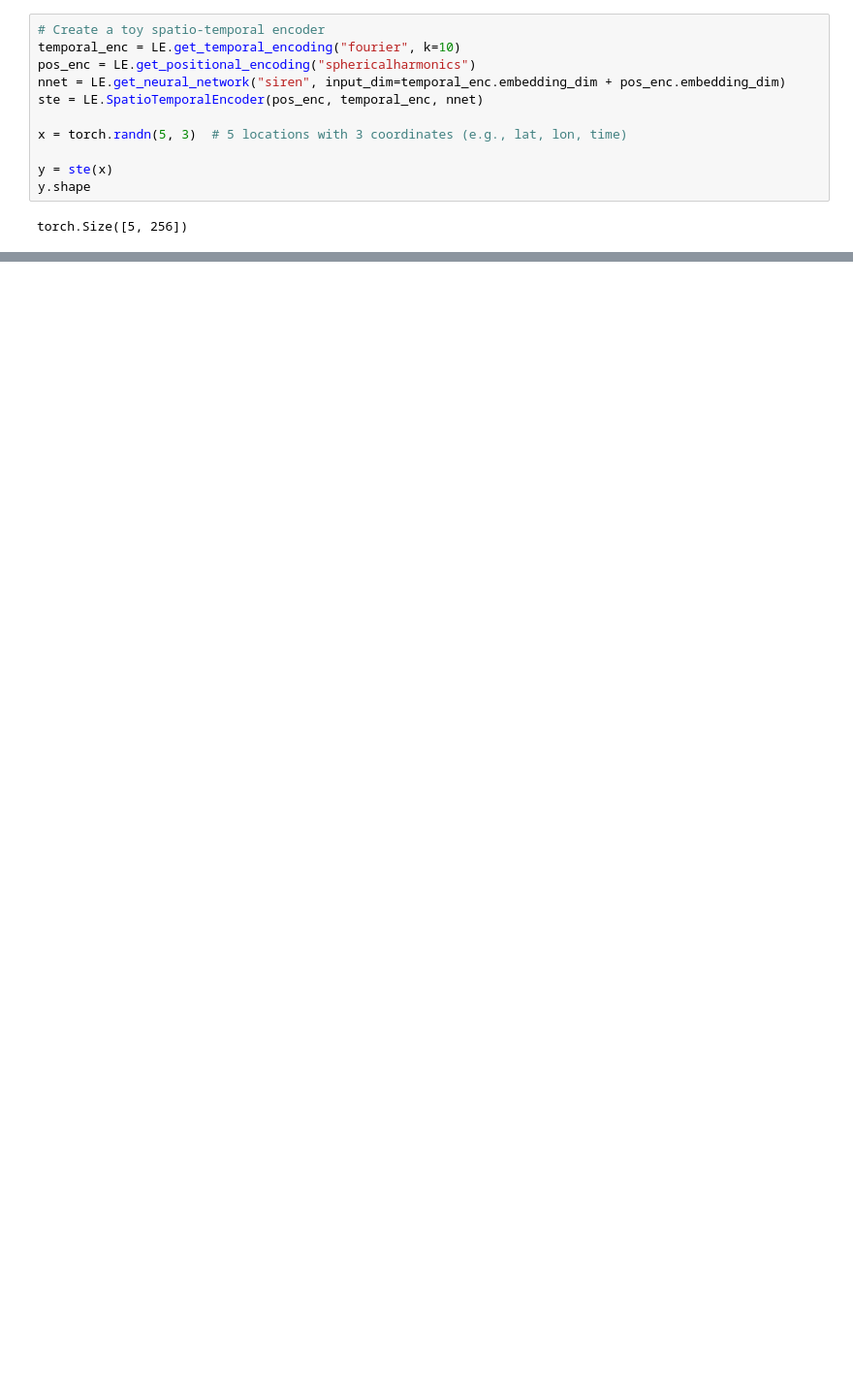
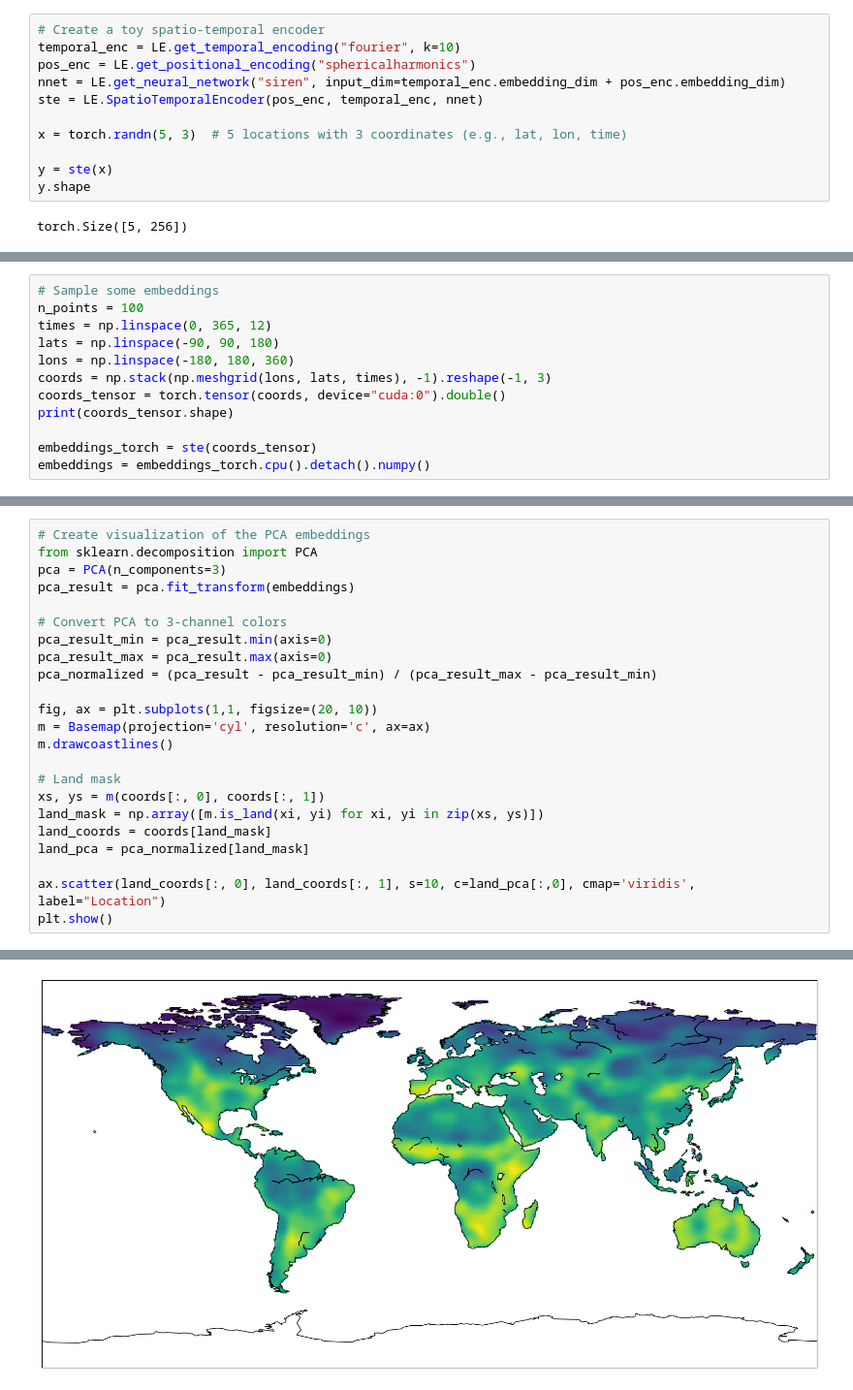
Before and after one commit to arizonat/satclip, a Jupyter notebook: satclip/satclip_temporal_basics.ipynb, the cells around one changed output, grey strips where cells are left out. Shown at 97% size. Cells and saved outputs as stored; diff of their text form; blank space fills up the shorter version.

```diff
--- a/satclip/satclip_temporal_basics.ipynb
+++ b/satclip/satclip_temporal_basics.ipynb
@@ -31,3 +36,15 @@ ste(x).shape
 # %% [output]
 using vision transformer
 torch.Size([5, 256])
+# %%
+# Sample some embeddings
+n_points = 100
+times = np.linspace(0, 365, 12)
+lats = np.linspace(-90, 90, 180)
+lons = np.linspace(-180, 180, 360)
+coords = np.stack(np.meshgrid(lons, lats, times), -1).reshape(-1, 3)
+coords_tensor = torch.tensor(coords, device="cuda:0").double()
+print(coords_tensor.shape)
+
+embeddings_torch = ste(coords_tensor)
+embeddings = embeddings_torch.cpu().detach().numpy()
@@ -33,0 +135,24 @@ torch.Size([5, 256])
+# %%
+# Create visualization of the PCA embeddings
+from sklearn.decomposition import PCA
+pca = PCA(n_components=3)
+pca_result = pca.fit_transform(embeddings)
+
+# Convert PCA to 3-channel colors
+pca_result_min = pca_result.min(axis=0)
+pca_result_max = pca_result.max(axis=0)
+pca_normalized = (pca_result - pca_result_min) / (pca_result_max - pca_result_min)
+
+fig, ax = plt.subplots(1,1, figsize=(20, 10))
+m = Basemap(projection='cyl', resolution='c', ax=ax)
+m.drawcoastlines()
+
+# Land mask
+xs, ys = m(coords[:, 0], coords[:, 1])
+land_mask = np.array([m.is_land(xi, yi) for xi, yi in zip(xs, ys)])
+land_coords = coords[land_mask]
+land_pca = pca_normalized[land_mask]
+
+ax.scatter(land_coords[:, 0], land_coords[:, 1], s=10, c=land_pca[:,0], cmap='viridis', label="Location")
+plt.show()
+# %% [output]
@@ -33,0 +166 @@ torch.Size([5, 256])
+[figure, added]
```
Also changed, not shown: parts of 19 cells of this notebook, 1 other file.
